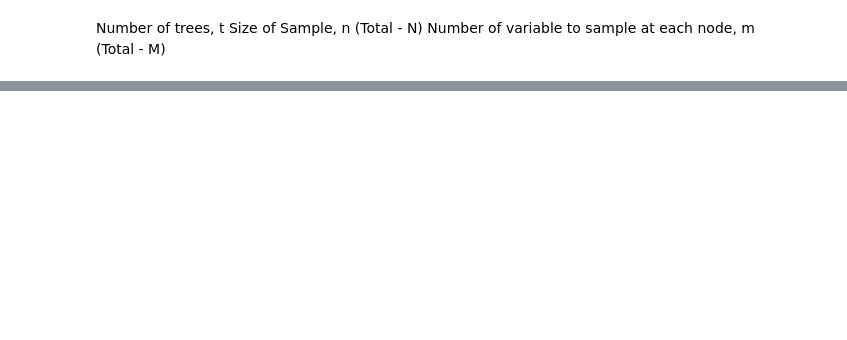
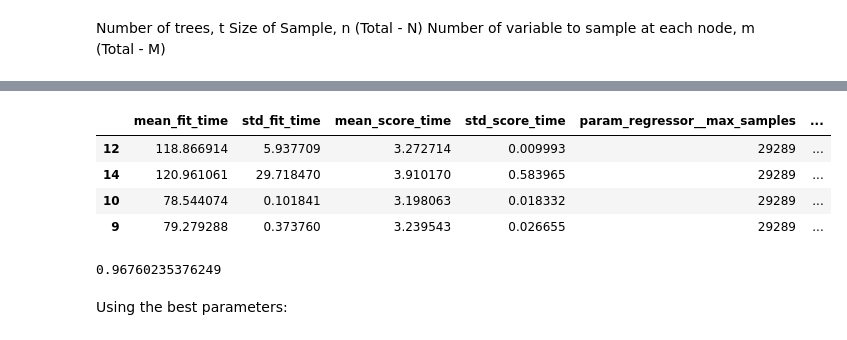
Before and after one commit to pomkos/netflix_catalogue, a Jupyter notebook: netflix_eda_ml.ipynb, the cells around one changed output, grey strips where cells are left out. Saved outputs shown, nothing was run; the diff lists cells and outputs as text; code cells hidden in the pictures; blank space fills up the shorter version.

```diff
--- a/netflix_eda_ml.ipynb
+++ b/netflix_eda_ml.ipynb
@@ -169,0 +216,14 @@ Test set score: 0.98
+# %%
+cv_results = cv_results.sort_values('mean_test_score', ascending=False)
+# %%
+cv_results[cv_results['param_regressor__n_estimators']==500]
+# %% [output]
+|  | mean_fit_time | std_fit_time | mean_score_time | std_score_time | param_regressor__max_samples | ... |
+| 12 | 118.866914 | 5.937709 | 3.272714 | 0.009993 | 29289 | ... |
+| 14 | 120.961061 | 29.718470 | 3.910170 | 0.583965 | 29289 | ... |
+| 10 | 78.544074 | 0.101841 | 3.198063 | 0.018332 | 29289 | ... |
+| 9 | 79.279288 | 0.373760 | 3.239543 | 0.026655 | 29289 | ... |
+# %%
+grid.best_score_
+# %% [output]
+0.96760235376249
@@ -169,0 +232,2 @@ Test set score: 0.98
+# %% [markdown]
+Using the best parameters:
```
Also changed, not shown: parts of 37 cells of this notebook, 2 other files.
